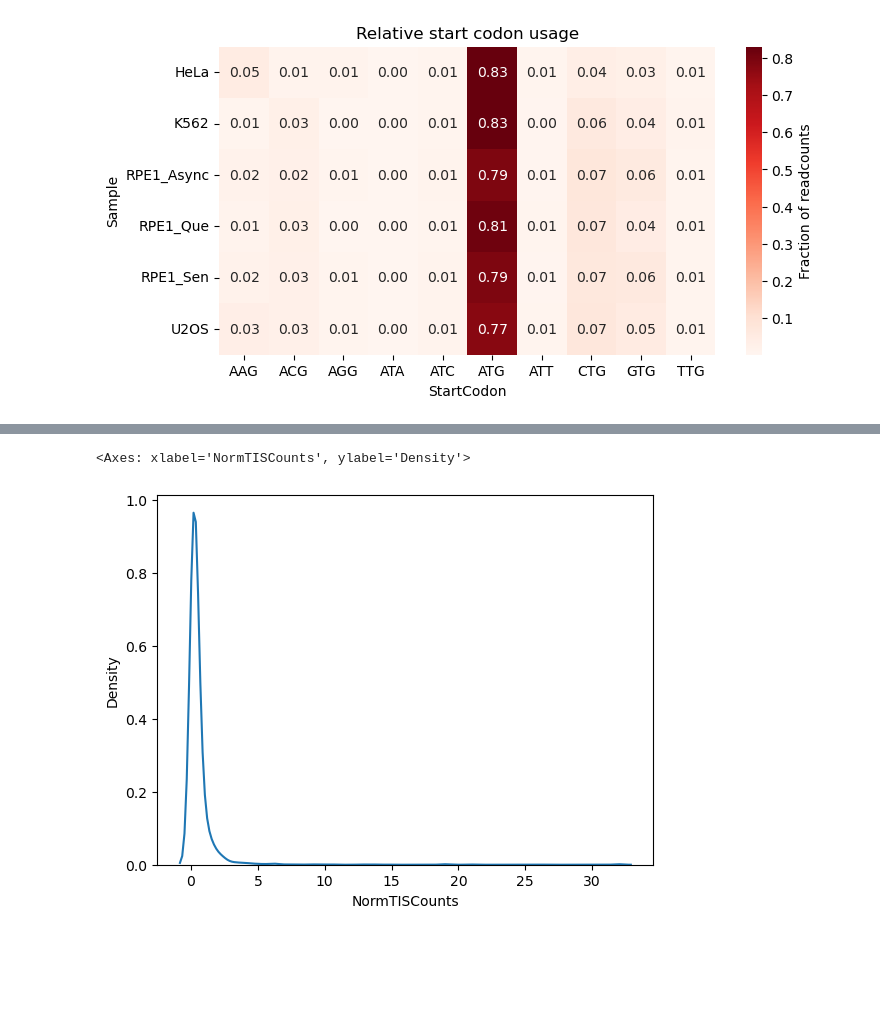
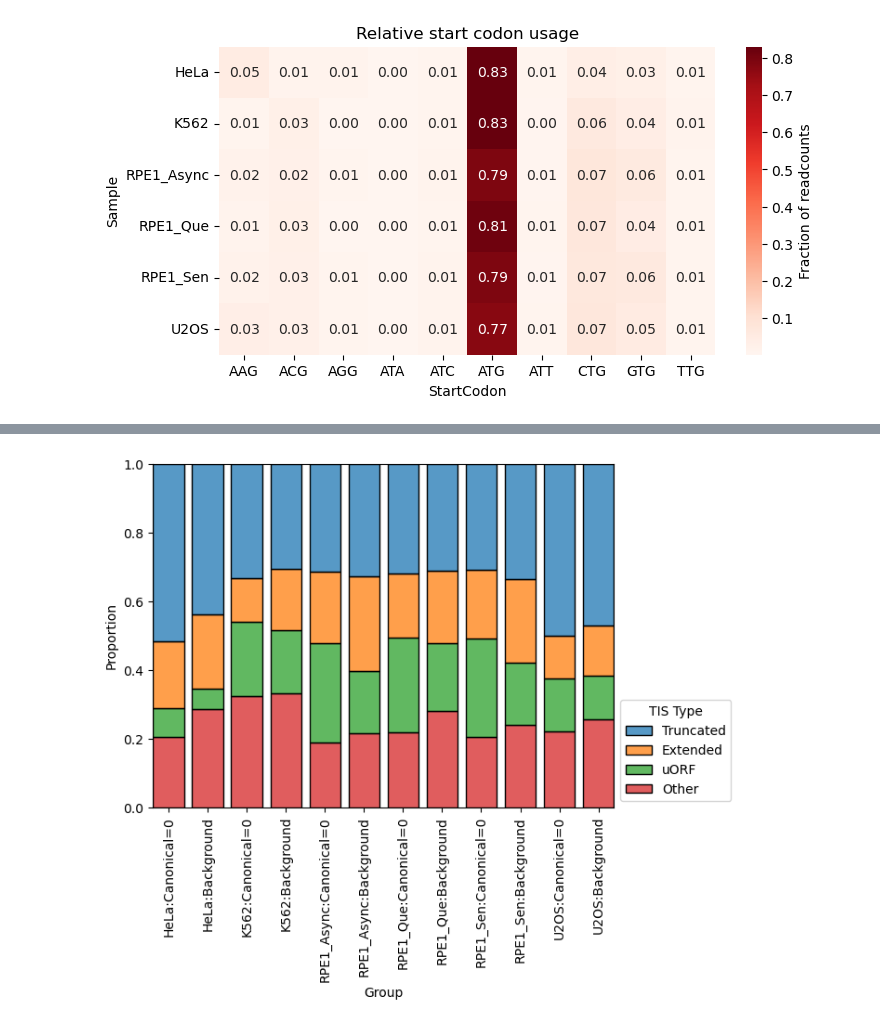
Before and after one commit to cheeseman-lab/coTISja, a Jupyter notebook: src/notebooks/explore_tis_data.ipynb, the cells around one changed output, grey strips where cells are left out. Cells and saved outputs as stored; diff of their text form; code cells hidden in the pictures; blank space fills up the shorter version.

```diff
--- a/src/notebooks/explore_tis_data.ipynb
+++ b/src/notebooks/explore_tis_data.ipynb
@@ -189,19 +199,20 @@ Text(0.5, 0, 'Fraction of counts per gene at canonical TIS')
 # %%
 tis_subsets = dict()
 for s in samples:
-    tis_subsets[f'{s}:Canonical==0'] = all_tis_df[
+    tis_subsets[f'{s}:Canonical=0'] = all_tis_df[
         (all_tis_df['Sample'] == s) &
-        all_tis_df['Symbol'].isin(canonical_count_fraction.loc[s, canonical_count_fraction.loc[s] == 0].index.tolist())
+        all_tis_df['Symbol'].isin(canonical_count_fraction.loc[s, canonical_count_fraction.loc[s] == 0].index.tolist()) &
+        (~all_tis_df['Imputed'])
     ]
     tis_subsets[f'{s}:Background'] = all_tis_df[
         (all_tis_df['Sample'] == s) &
         (all_tis_df['RecatTISType'] != 'Annotated')
     ]
 # %%
-def plot_tis_type_distribution(subset_dict):
+def plot_tis_type_distribution(subset_dict, hue='RecatTISType', **plot_kws):
     tis_to_plot = pd.concat(subset_dict).reset_index(names=['Group', 'drop'])
     sns.histplot(
-        tis_to_plot, x='Group', hue='RecatTISType', stat='proportion', multiple='fill', shrink=0.8
+        tis_to_plot, x='Group', hue=hue, stat='proportion', multiple='fill', shrink=0.8, **plot_kws
     )
     plt.xticks(rotation=90)
     return plt.gca()
@@ -217,5 +219,7 @@ sns.scatterplot(
-# %%
-sns.kdeplot(tis_subset, x='NormTISCounts')
-# %% [output]
-<Axes: xlabel='NormTISCounts', ylabel='Density'>
-[figure, removed]
+# %%
+ax = plot_tis_type_distribution(tis_subsets, hue='RecatTISType', hue_order=['Truncated', 'Extended', 'uORF', 'Other'])
+ax.get_legend().set_title('TIS Type')
+ax.get_legend().set_loc(loc='lower left')
+ax.get_legend().set_bbox_to_anchor((1, 0))
+# %% [output]
+[figure, added]
```
Also changed, not shown: parts of 67 cells of this notebook.
